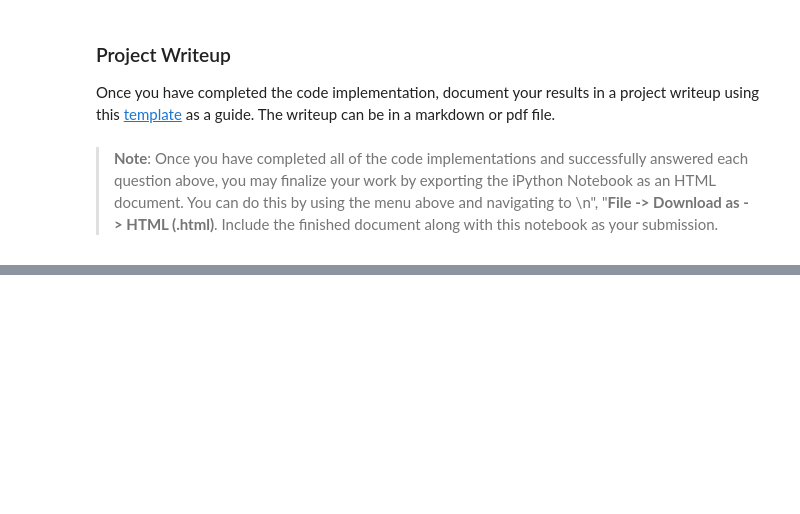
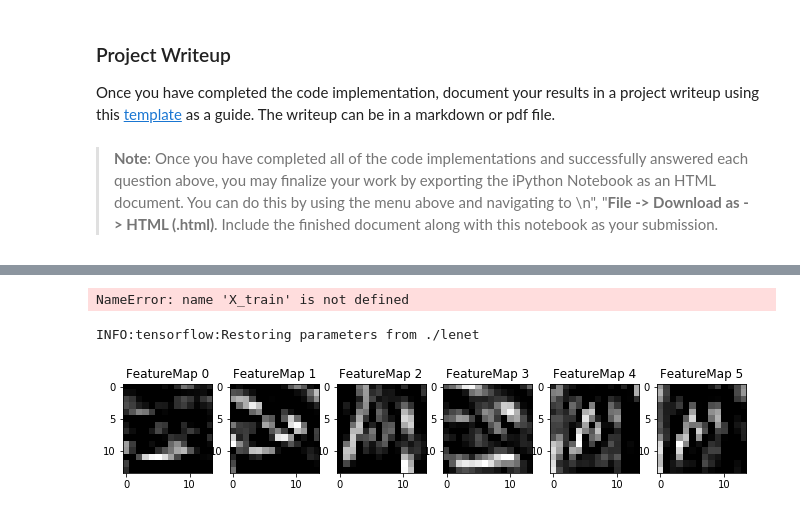
Before and after one commit to AntonioIsas/CarND-Traffic-Sign-Classifier-Project, a Jupyter notebook: Traffic_Sign_Classifier.ipynb, the cells around one changed output, grey strips where cells are left out. Cells and saved outputs as stored; diff of their text form; code cells hidden in the pictures; blank space fills up the shorter version.

```diff
--- a/Traffic_Sign_Classifier.ipynb
+++ b/Traffic_Sign_Classifier.ipynb
@@ -388,3 +475,10 @@ Looking just at the first row we get `[ 0.34763842,  0.24879643,  0.12789202]`,
 # %%
 ### Print out the top five softmax probabilities for the predictions on the German traffic sign images found on the web.
 ### Feel free to use as many code cells as needed.
+top5 =  tf.nn.top_k(tf.nn.softmax(logits), k=5)
+
+with tf.Session() as sess:
+    # Load the weights and bias
+    saver.restore(sess, save_file)
+
+    print( sess.run(top5, feed_dict={x: dataSet, keep_prob:1}) )
@@ -429,7 +541,7 @@ def outputFeatureMap(image_input, tf_activation, activation_min=-1, activation_m
     # image_input =
     # Note: x should be the same name as your network's tensorflow data placeholder variable
     # If you get an error tf_activation is not defined it may be having trouble accessing the variable from inside a function
-    activation = tf_activation.eval(session=sess,feed_dict={x : image_input})
+    activation = tf_activation.eval(session=sess,feed_dict={x : image_input, keep_prob:1})
     featuremaps = activation.shape[3]
     plt.figure(plt_num, figsize=(15,15))
     for featuremap in range(featuremaps):
@@ -443,3 +555,16 @@ def outputFeatureMap(image_input, tf_activation, activation_min=-1, activation_m
             plt.imshow(activation[0,:,:, featuremap], interpolation="nearest", vmin=activation_min, cmap="gray")
         else:
             plt.imshow(activation[0,:,:, featuremap], interpolation="nearest", cmap="gray")
+# %%
+image = X_train[0]
+plt.imshow(image.squeeze(), cmap='gray')
+# %% [output]
+NameError: name 'X_train' is not defined
+# %%
+#Conv1
+with tf.Session() as sess:
+    saver.restore(sess, save_file)
+    outputFeatureMap([image], conv1)
+# %% [output]
+INFO:tensorflow:Restoring parameters from ./lenet
+[figure, added]
```
Also changed, not shown: parts of 19 cells of this notebook, 5 other files.
